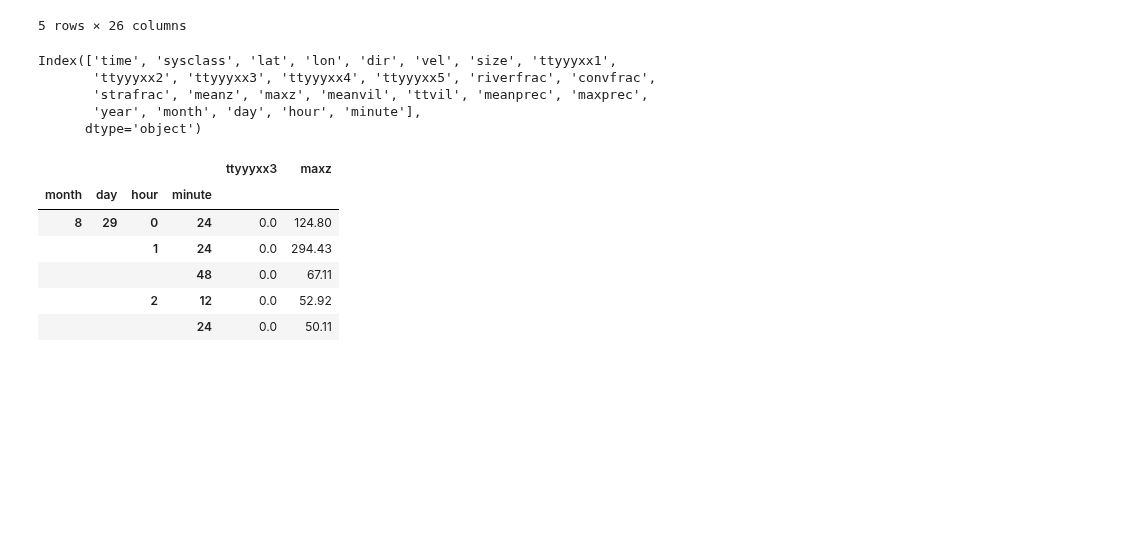
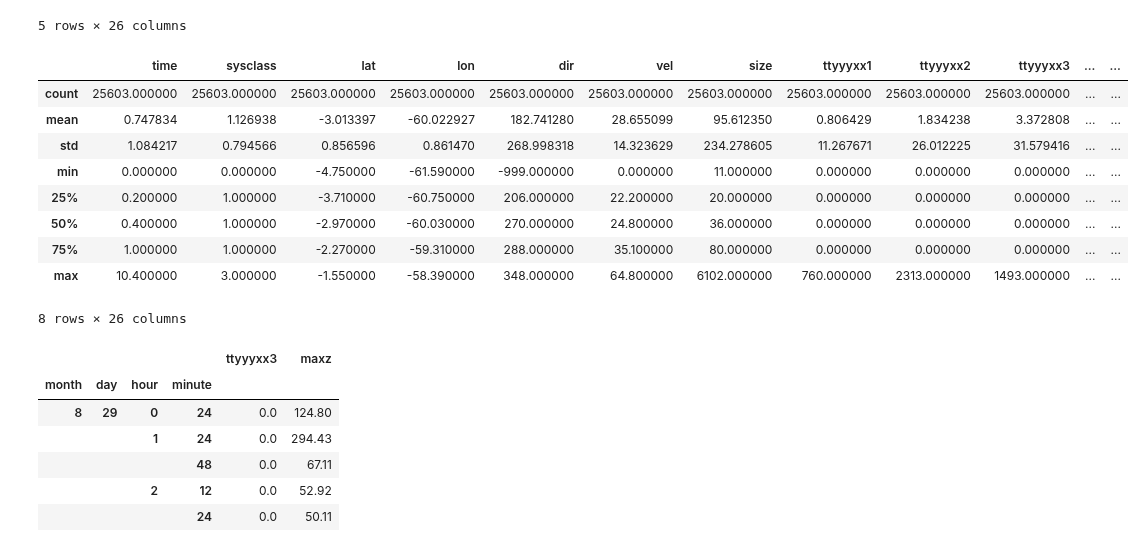
Before and after one commit to AdrianoPereira/project-cap394, a Jupyter notebook: notebooks/EDA.ipynb, the cells around one changed output. Cells and saved outputs as stored; diff of their text form; code cells hidden in the pictures; blank space fills up the shorter version.

```diff
--- a/notebooks/EDA.ipynb
+++ b/notebooks/EDA.ipynb
@@ -37,13 +37,18 @@ famdf.head()
 | 13490 | 0.8 | 1.0 | -2.29 | -58.77 | 270.0 | 33.3 | 13.0 | 0.0 | 0.0 | 0.0 | ... | ... |
 5 rows × 26 columns
 # %%
-famdf.columns
+famdf.describe()
 # %% [output]
+|  | time | sysclass | lat | lon | dir | vel | size | ttyyyxx1 | ttyyyxx2 | ttyyyxx3 | ... | ... |
+| count | 25603.000000 | 25603.000000 | 25603.000000 | 25603.000000 | 25603.000000 | 25603.000000 | 25603.000000 | 25603.000000 | 25603.000000 | 25603.000000 | ... | ... |
+| mean | 0.747834 | 1.126938 | -3.013397 | -60.022927 | 182.741280 | 28.655099 | 95.612350 | 0.806429 | 1.834238 | 3.372808 | ... | ... |
+| std | 1.084217 | 0.794566 | 0.856596 | 0.861470 | 268.998318 | 14.323629 | 234.278605 | 11.267671 | 26.012225 | 31.579416 | ... | ... |
+| min | 0.000000 | 0.000000 | -4.750000 | -61.590000 | -999.000000 | 0.000000 | 11.000000 | 0.000000 | 0.000000 | 0.000000 | ... | ... |
+| 25% | 0.200000 | 1.000000 | -3.710000 | -60.750000 | 206.000000 | 22.200000 | 20.000000 | 0.000000 | 0.000000 | 0.000000 | ... | ... |
+| 50% | 0.400000 | 1.000000 | -2.970000 | -60.030000 | 270.000000 | 24.800000 | 36.000000 | 0.000000 | 0.000000 | 0.000000 | ... | ... |
+| 75% | 1.000000 | 1.000000 | -2.270000 | -59.310000 | 288.000000 | 35.100000 | 80.000000 | 0.000000 | 0.000000 | 0.000000 | ... | ... |
+| max | 10.400000 | 3.000000 | -1.550000 | -58.390000 | 348.000000 | 64.800000 | 6102.000000 | 760.000000 | 2313.000000 | 1493.000000 | ... | ... |
-Index(['time', 'sysclass', 'lat', 'lon', 'dir', 'vel', 'size', 'ttyyyxx1',
-       'ttyyyxx2', 'ttyyyxx3', 'ttyyyxx4', 'ttyyyxx5', 'riverfrac', 'convfrac',
-       'strafrac', 'meanz', 'maxz', 'meanvil', 'ttvil', 'meanprec', 'maxprec',
-       'year', 'month', 'day', 'hour', 'minute'],
-      dtype='object')
+8 rows × 26 columns
 # %%
 group = famdf.groupby(['month', 'day', 'hour', 'minute']).agg({'ttyyyxx3': 'sum', 'maxz': 'sum'})
 group.head()
```
Also changed, not shown: parts of 34 cells of this notebook, 5 other files.
